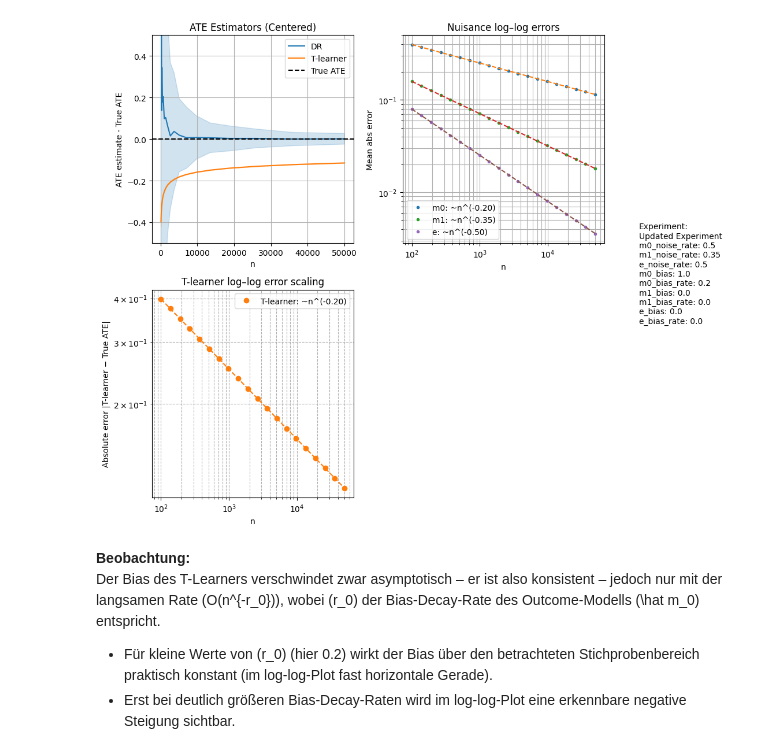
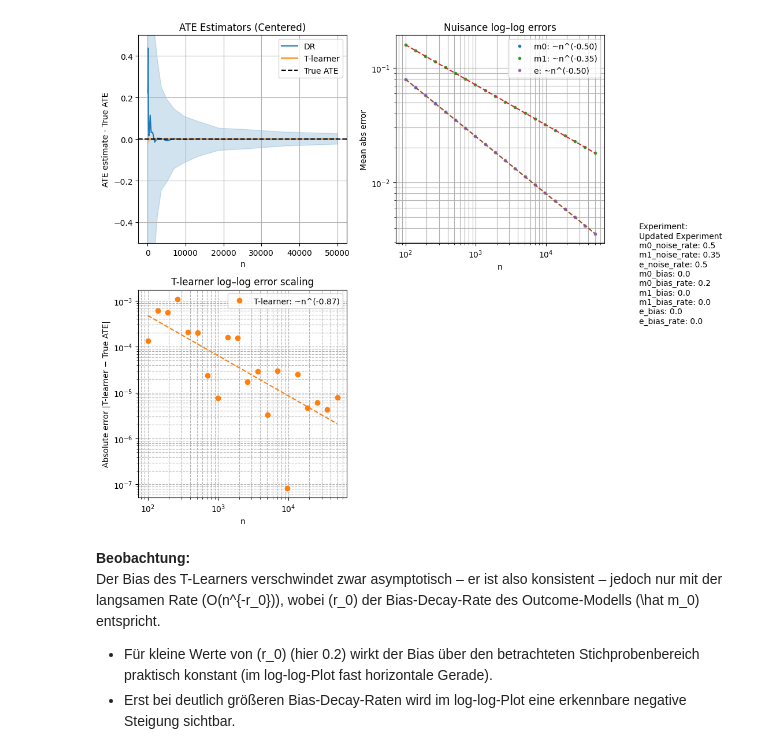
Before and after one commit to oduerr/ml-playground, a Jupyter notebook: causality/ATE_Estimation.ipynb, the cells around one changed output. Saved outputs shown, nothing was run; the diff lists cells and outputs as text; code cells hidden in the pictures.

```diff
--- a/causality/ATE_Estimation.ipynb
+++ b/causality/ATE_Estimation.ipynb
@@ -113,7 +113,7 @@ experiment = {
     "m0_noise_rate"  : 0.5,
     "m1_noise_rate"  : 0.35,
     "e_noise_rate"   : 0.5,
-    "m0_bias"        : 1.0,
+    "m0_bias"        : 0.0,
     "m0_bias_rate"   : 0.2,
     "m1_bias"        : 0.0,
     "m1_bias_rate"   : 0.0,
@@ -232,34 +232,34 @@ plt.gcf().text(1.05, 0.5, f"Experiment:\n{experiment['label']}\n"
                           f"m0_bias: {experiment['m0_bias']}\n"
                           f"m0_bias_rate: {experiment['m0_bias_rate']}\n"
                           f"m1_bias: {experiment['m1_bias']}\n"
                           f"m1_bias_rate: {experiment['m1_bias_rate']}\n"
                           f"e_bias: {experiment['e_bias']}\n"
                           f"e_bias_rate: {experiment['e_bias_rate']}",
              fontsize=10, ha='left', va='center', transform=plt.gcf().transFigure)
 
 # Additional plot: T-learner log–log scaling
 plt.subplot(2,2,3)
 err_t     = np.abs(stats["t_mean"] - theta_true)
 log_err_t = np.log(err_t)
 # reuse log_n from above
 lr_t      = LinearRegression().fit(log_n, log_err_t)
 slope_t   = lr_t.coef_[0]
 C_t       = np.exp(lr_t.intercept_)
 
 plt.plot(n_values, err_t, 'o', label=f"T-learner: ~n^({slope_t:.2f})", color="C1")
 plt.plot(n_values, C_t * n_values**slope_t, '--', color="C1")
 plt.xscale('log')
 plt.yscale('log')
 plt.xlabel("n")
 plt.ylabel("Absolute error |T-learner − True ATE|")
 plt.title("T-learner log–log error scaling")
 plt.legend()
 plt.grid(True, which="both", ls="--")
 
 plt.tight_layout()
 plt.show()
 # %% [output]
-[figure, old version]
+[figure, new version]
 # %% [markdown]
 **Beobachtung:**
 Der Bias des T-Learners verschwindet zwar asymptotisch – er ist also konsistent – jedoch nur mit der langsamen Rate \(O(n^{-r_0})\), wobei \(r_0\) der Bias-Decay-Rate des Outcome-Modells \(\hat m_0\) entspricht.
```
Also changed, not shown: parts of 1 cell of this notebook.
